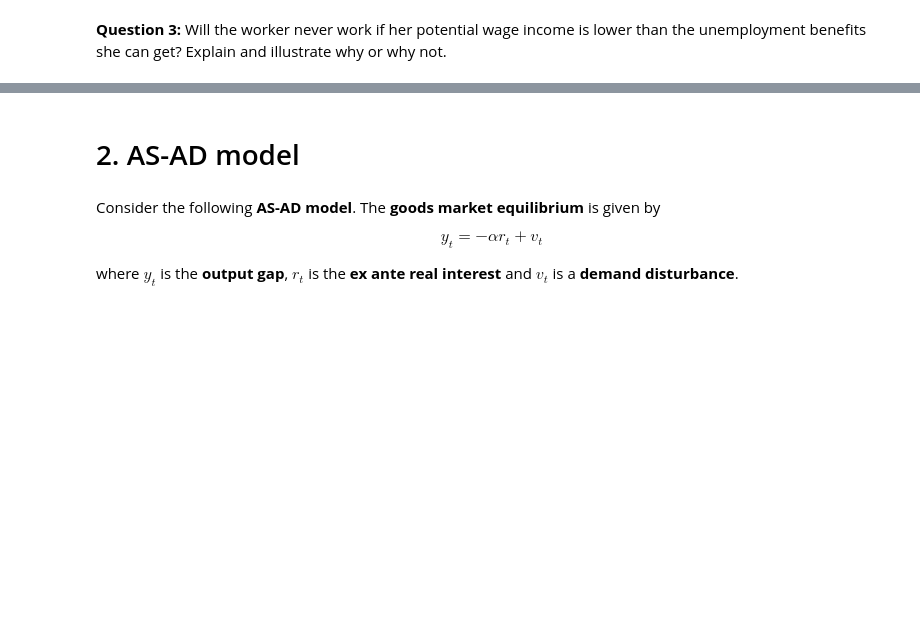
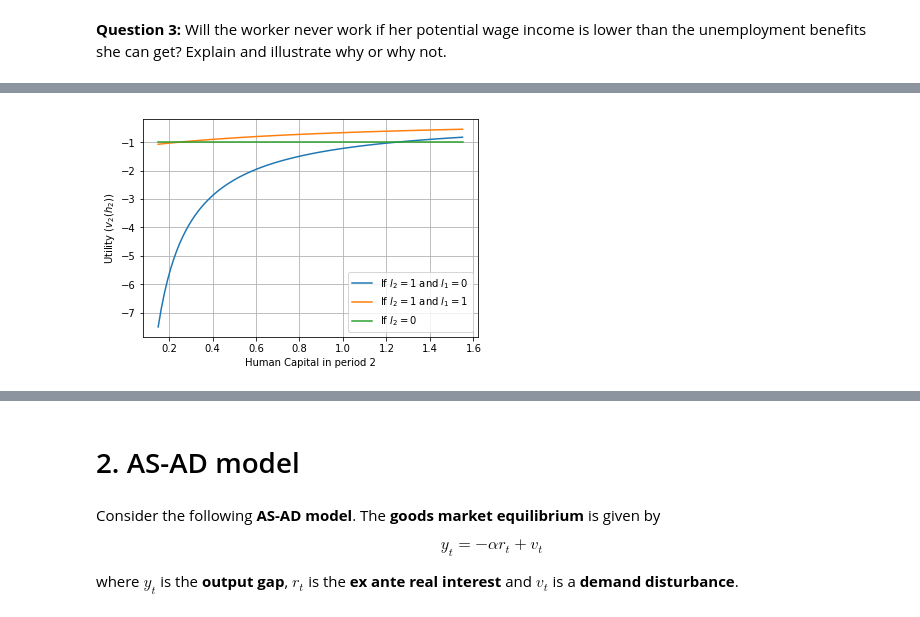
Before and after one commit to kzm266/projects-2019-anaconda-bois, a Jupyter notebook: examproject/exam_2019.ipynb, the cells around one changed output, grey strips where cells are left out. Saved outputs shown, nothing was run; the diff lists cells and outputs as text; code cells hidden in the pictures; blank space fills up the shorter version.

```diff
--- a/examproject/exam_2019.ipynb
+++ b/examproject/exam_2019.ipynb
@@ -275,0 +315,10 @@ plt.plot(h_vec, solve_v1(w))
+# %%
+plt.plot(h2_vec0, utility(0.9,h2_vec0,1), label = 'If $l_2=1$ and $l_1=0$')
+plt.plot(h2_vec0, utility(0.9,h2_vec1,1), label = 'If $l_2=1$ and $l_1=1$')
+plt.plot(h2_vec0, utility_l0            , label = 'If $l_2=0$')
+plt.ylabel('Utility ($v_2(h_2)$)'), plt.xlabel('Human Capital in period 2')
+plt.legend()
+plt.grid()
+plt.show()
+# %% [output]
+[figure, added]
```
Also changed, not shown: parts of 16 cells of this notebook.
